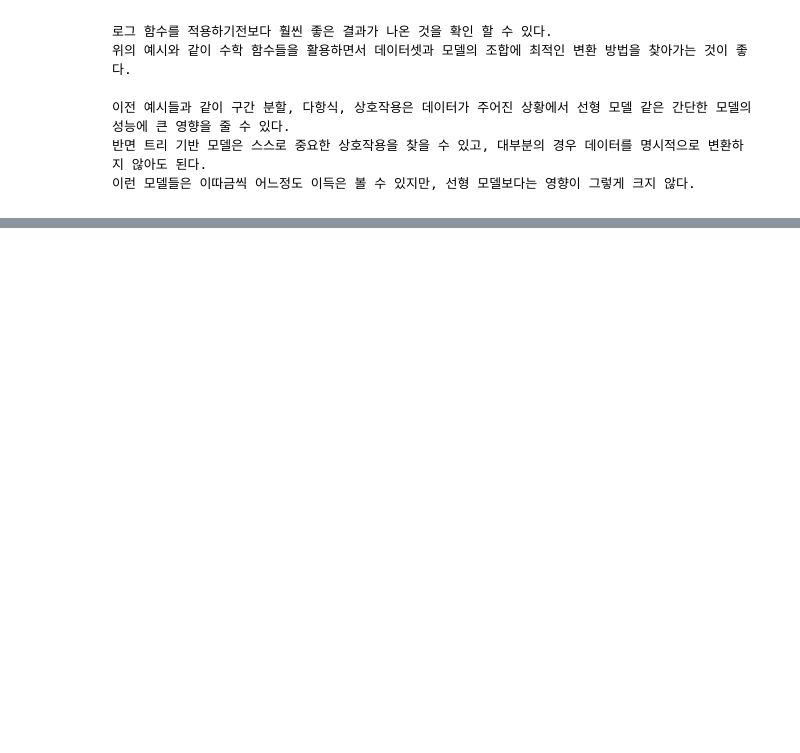
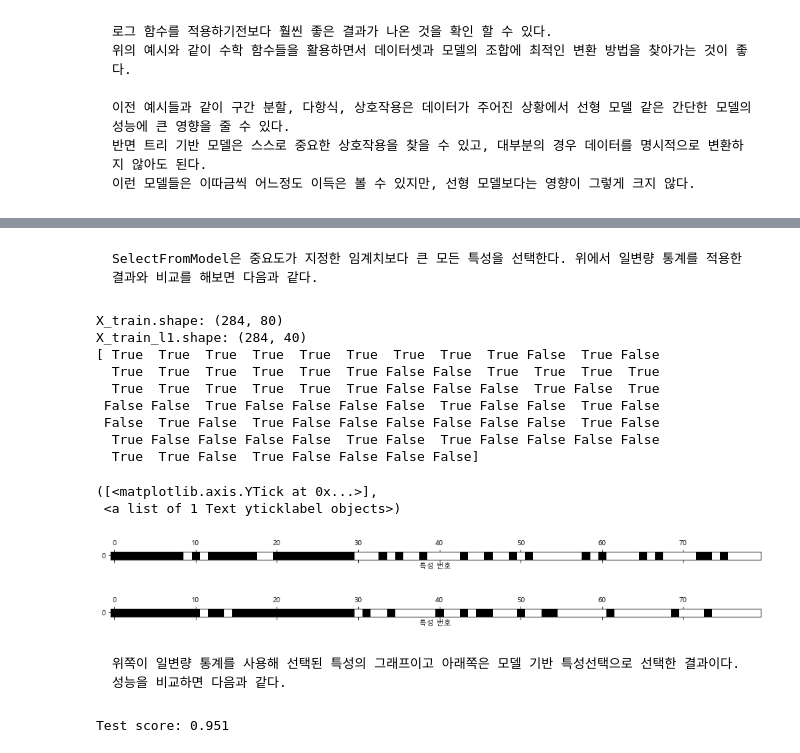
Before and after one commit to GreenGarnets/JupyterNotebook, a Jupyter notebook: chapter4.ipynb, the cells around one changed output, grey strips where cells are left out. Cells and saved outputs as stored; diff of their text form; code cells hidden in the pictures; blank space fills up the shorter version.

```diff
--- a/chapter4.ipynb
+++ b/chapter4.ipynb
@@ -582,0 +679,49 @@ print("테스트 점수: {:.3f}".format(score))
+# %%
+from sklearn.feature_selection import SelectFromModel
+from sklearn.ensemble import RandomForestClassifier
+select_ = SelectFromModel(
+    RandomForestClassifier(n_estimators=100, random_state=42),
+    threshold="median")
+# %% [markdown]
+    SelectFromModel은 중요도가 지정한 임계치보다 큰 모든 특성을 선택한다. 위에서 일변량 통계를 적용한 결과와 비교를 해보면 다음과 같다.
+# %%
+select_.fit(X_train, y_train)
+X_train_l1 = select_.transform(X_train)
+print("X_train.shape: {}".format(X_train.shape))
+print("X_train_l1.shape: {}".format(X_train_l1.shape))
+
+mask = select.get_support()
+print(mask)
+# True는 검은색, False는 흰색으로 마스킹합니다
+plt.matshow(mask.reshape(1, -1), cmap='gray_r')
+plt.xlabel("특성 번호")
+plt.yticks([0])
+
+mask = select_.get_support()
+# True는 검은색, False는 흰색으로 마스킹합니다
+plt.matshow(mask.reshape(1, -1), cmap='gray_r')
+plt.xlabel("특성 번호")
+plt.yticks([0])
+# %% [output]
+X_train.shape: (284, 80)
+X_train_l1.shape: (284, 40)
+[ True  True  True  True  True  True  True  True  True False  True False
+  True  True  True  True  True  True False False  True  True  True  True
+  True  True  True  True  True  True False False False  True False  True
+ False False  True False False False False  True False False  True False
+ False  True False  True False False False False False False  True False
+  True False False False False  True False  True False False False False
+  True  True False  True False False False False]
+([<matplotlib.axis.YTick at 0x...>],
+ <a list of 1 Text yticklabel objects>)
+[figure, added]
+[figure, added]
+# %% [markdown]
+    위쪽이 일변량 통계를 사용해 선택된 특성의 그래프이고 아래쪽은 모델 기반 특성선택으로 선택한 결과이다.
+    성능을 비교하면 다음과 같다.
+# %%
+X_test_l1 = select_.transform(X_test)
+score = LogisticRegression(solver='liblinear').fit(X_train_l1, y_train).score(X_test_l1, y_test)
+print("Test score: {:.3f}".format(score))
+# %% [output]
+Test score: 0.951
```
Also changed, not shown: parts of 41 cells of this notebook, 1 other file.
